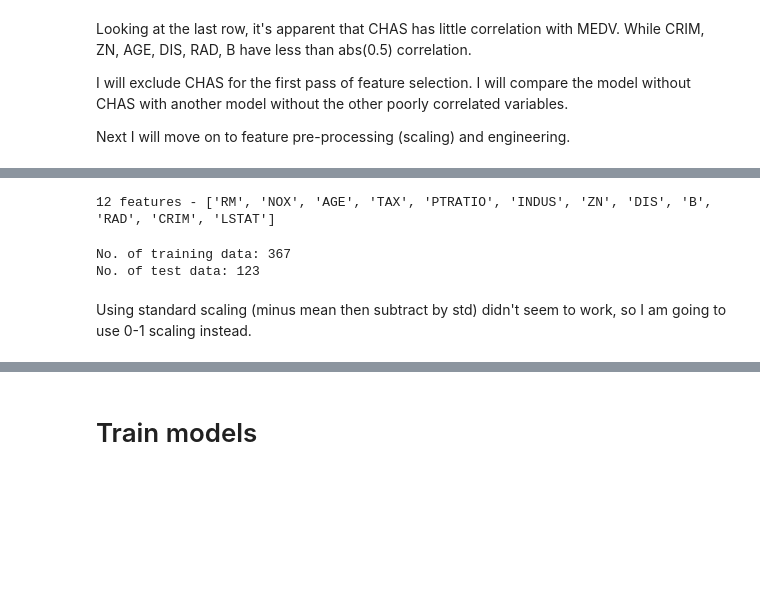
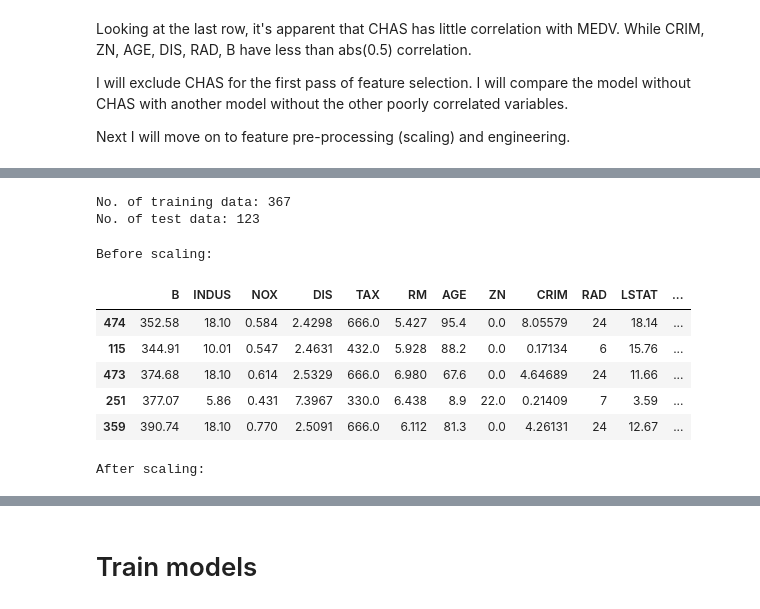
Before and after one commit to davidcmh/machine-learning, a Jupyter notebook: boston_housing_uci/boston_housing_uci.ipynb, the cells around one changed output, grey strips where cells are left out. Drawn from its saved outputs; the diff is of its cells as text; code cells hidden in the pictures; blank space fills up the shorter version.

```diff
--- a/boston_housing_uci/boston_housing_uci.ipynb
+++ b/boston_housing_uci/boston_housing_uci.ipynb
@@ -384,33 +420,42 @@ df = df_raw[
 
 # exclude MEDV which is the target variable, and CHAS which has low correlation with MEDV
 feature_cols = list(set(df.columns) - set(['MEDV', 'CHAS']))
-print(len(feature_cols), 'features -', feature_cols)
+
+X_train, X_test, y_train, y_test = train_test_split(
+    df[feature_cols], df['MEDV'], test_size=0.25, random_state=25
+)
+
+print('No. of training data:', len(X_train))
+print('No. of test data:', len(X_test))
 # %% [output]
-12 features - ['RM', 'NOX', 'AGE', 'TAX', 'PTRATIO', 'INDUS', 'ZN', 'DIS', 'B', 'RAD', 'CRIM', 'LSTAT']
+No. of training data: 367
+No. of test data: 123
-# %%
-from sklearn.model_selection import train_test_split
-X_train, X_test, y_train, y_test = train_test_split(
-    df[feature_cols], df['MEDV'], test_size=0.25, random_state=25
-)
-
-print('No. of training data:', len(X_train))
-print('No. of test data:', len(X_test))
-# %% [output]
-No. of training data: 367
-No. of test data: 123
-# %% [markdown]
-Using standard scaling (minus mean then subtract by std) didn't seem to work, so I am going to use 0-1 scaling instead.
 # %%
-from sklearn.preprocessing import MinMaxScaler
+# normalise and scale all features so that all feature values fall between 0 and 1
 scaler = MinMaxScaler()
 scaler.fit(X_train)
 scaled = scaler.transform(X_train)
 
 for i, col in enumerate(feature_cols):
     X_train[col] = scaled[:,i]
 
 
 scaled_test = scaler.transform(X_test)
 
+print('Before scaling:')
+display(X_test.head())
+
 for i, col in enumerate(feature_cols):
     X_test[col] = scaled_test[:,i]
+
+print('\nAfter scaling:')
+display(X_test.head())
+# %% [output]
+Before scaling:
+|  | B | INDUS | NOX | DIS | TAX | RM | AGE | ZN | CRIM | RAD | LSTAT | ... |
+| 474 | 352.58 | 18.10 | 0.584 | 2.4298 | 666.0 | 5.427 | 95.4 | 0.0 | 8.05579 | 24 | 18.14 | ... |
+| 115 | 344.91 | 10.01 | 0.547 | 2.4631 | 432.0 | 5.928 | 88.2 | 0.0 | 0.17134 | 6 | 15.76 | ... |
+| 473 | 374.68 | 18.10 | 0.614 | 2.5329 | 666.0 | 6.980 | 67.6 | 0.0 | 4.64689 | 24 | 11.66 | ... |
+| 251 | 377.07 | 5.86 | 0.431 | 7.3967 | 330.0 | 6.438 | 8.9 | 22.0 | 0.21409 | 7 | 3.59 | ... |
+| 359 | 390.74 | 18.10 | 0.770 | 2.5091 | 666.0 | 6.112 | 81.3 | 0.0 | 4.26131 | 24 | 12.67 | ... |
+After scaling:
```
Also changed, not shown: parts of 58 cells of this notebook.
